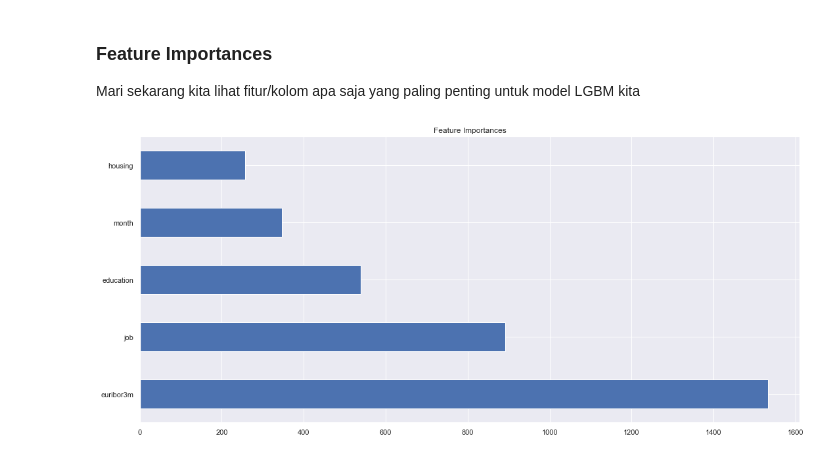
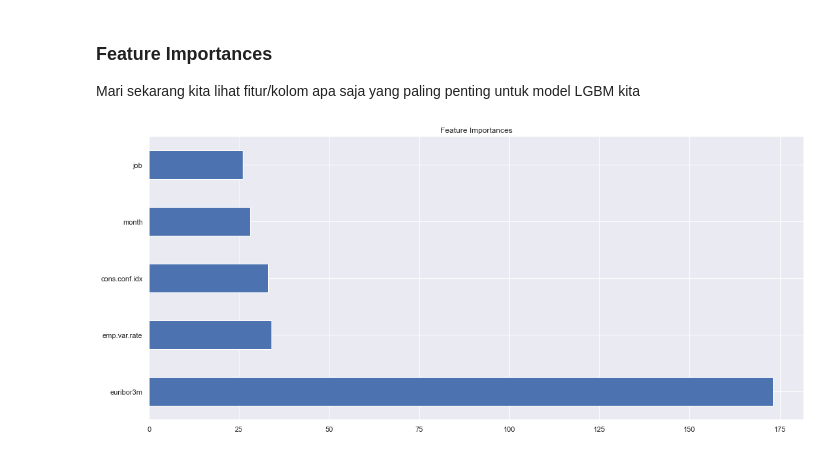
Before and after one commit to mtakakobi/Portugal-Telemarketing, a Jupyter notebook: Telemarketing.ipynb, the cells around one changed output. Drawn from its saved outputs; the diff is of its cells as text; code cells hidden in the pictures.

```diff
--- a/Telemarketing.ipynb
+++ b/Telemarketing.ipynb
@@ -1623,0 +1854,2 @@ weighted avg       0.88      0.88      0.88      2881
+# %%
+best = lgb.LGBMClassifier(**study.best_params)
@@ -1635,4 +1874,0 @@ grid = GridSearchCV(estimator, n_jobs=-1, param_grid=hyperparam_space, scoring='
-# %%
-grid.fit(x_train,y_train)
-print(grid.best_score_)
-print(grid.best_params_)
@@ -1642,0 +1875,2 @@ print(grid.best_params_)
+# %%
+best_model = best.fit(X_ros,Y_ros)
@@ -1650,6 +1892,3 @@ estimator.fit(x_train, y_train)
 Pipeline(steps=[('oversampling',
                  RandomOverSampler(random_state=123, sampling_strategy=0.5)),
                 ('model', LGBMClassifier())])
-# %%
-best_model =grid.best_estimator_
-print(best_model)
@@ -2015,8 +2253,8 @@ matthews_corrcoef(y_test, decisions)
 
 Mari sekarang kita lihat fitur/kolom apa saja yang paling penting untuk model LGBM kita
 # %%
-coef1 = pd.Series(best_model['model'].feature_importances_,index = data.columns).sort_values(ascending = False).head(5)
+coef1 = pd.Series(best_model.feature_importances_,index = data.columns).sort_values(ascending = False).head()
 coef1.plot(kind='barh', title='Feature Importances')
 plt.show()
 # %% [output]
-[figure, old version]
+[figure, new version]
```
Also changed, not shown: parts of 44 cells of this notebook.
